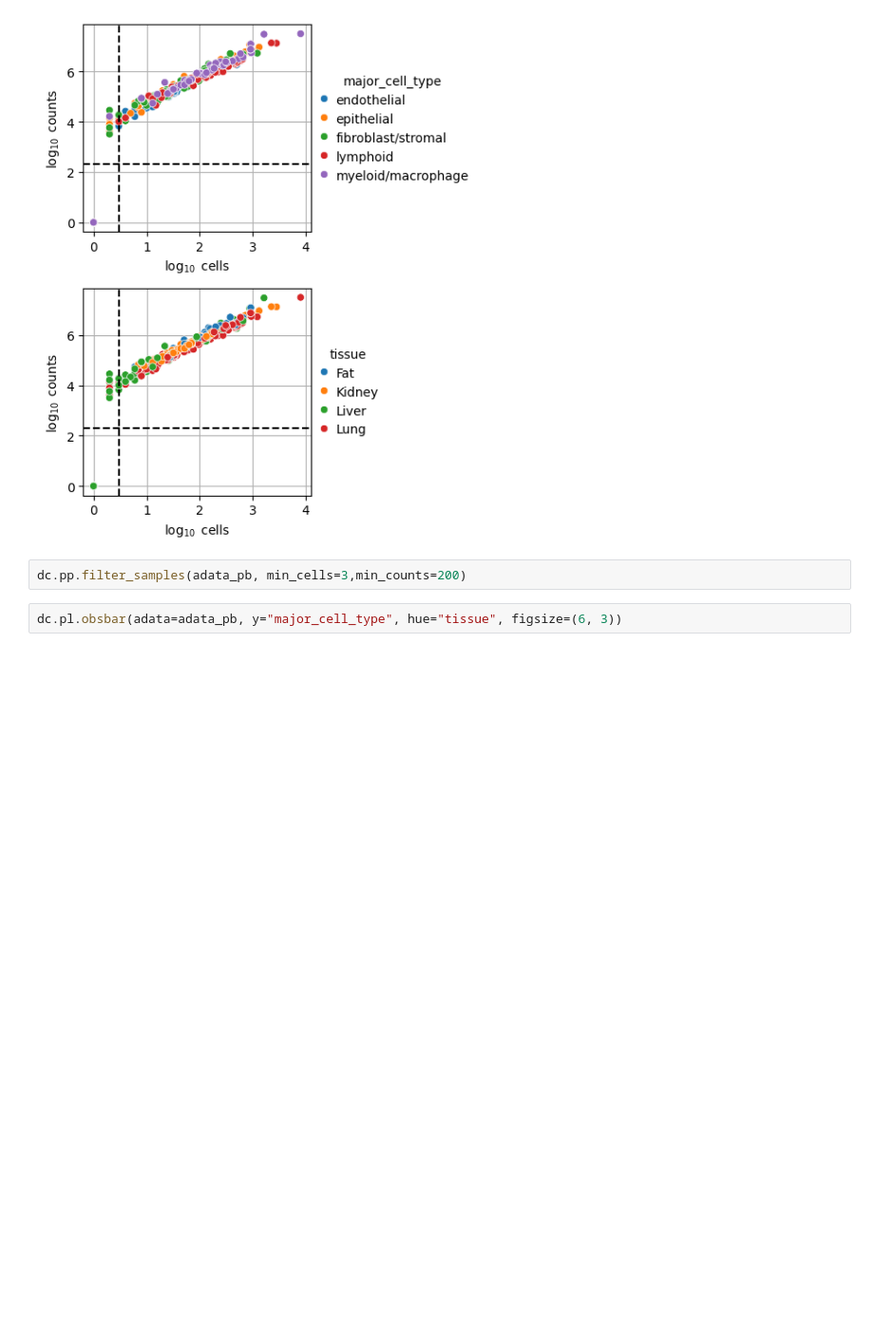
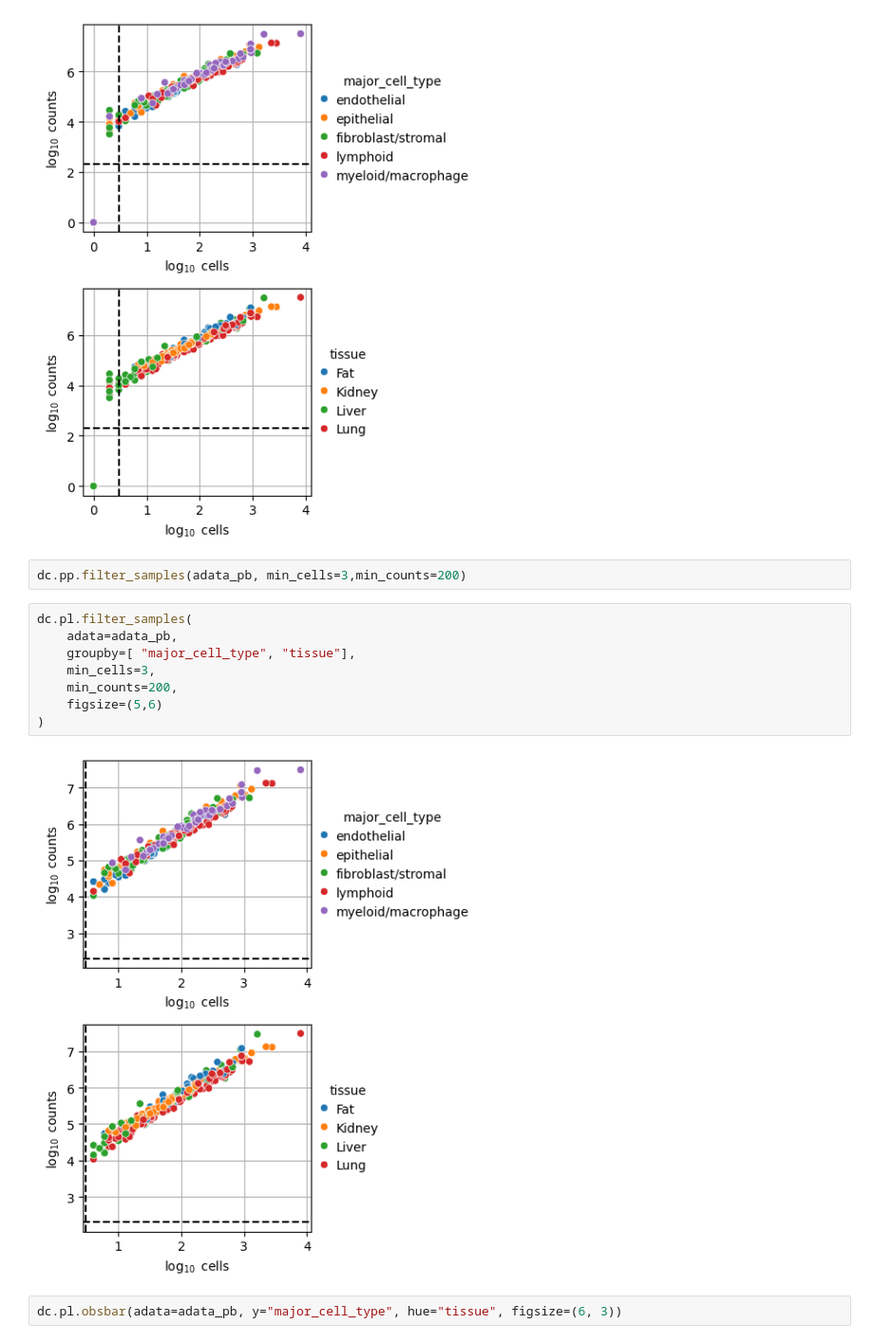
Before and after one commit to baoluwei7-lang/-, a Jupyter notebook: notebooks/07_pseudobulk_build.ipynb, the cells around one changed output. Shown at 95% size. Drawn from its saved outputs; the diff is of its cells as text; blank space fills up the shorter version.

```diff
--- a/notebooks/07_pseudobulk_build.ipynb
+++ b/notebooks/07_pseudobulk_build.ipynb
@@ -44,6 +44,16 @@ dc.pl.filter_samples(
 [figure]
 # %%
 dc.pp.filter_samples(adata_pb, min_cells=3,min_counts=200)
+# %%
+dc.pl.filter_samples(
+    adata=adata_pb,
+    groupby=[ "major_cell_type", "tissue"],
+    min_cells=3,
+    min_counts=200,
+    figsize=(5,6)
+)
+# %% [output]
+[figure, added]
 # %%
 dc.pl.obsbar(adata=adata_pb, y="major_cell_type", hue="tissue", figsize=(6, 3))
 # %% [output]
```
Also changed, not shown: 1 other file.
